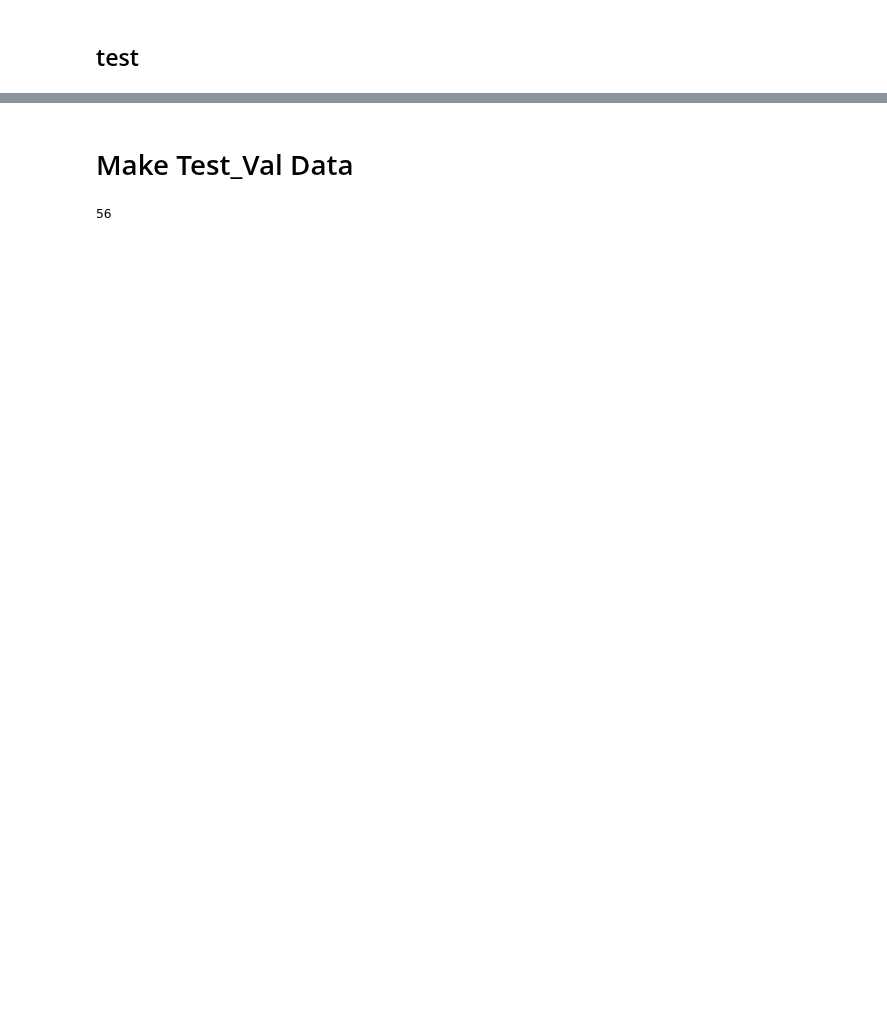
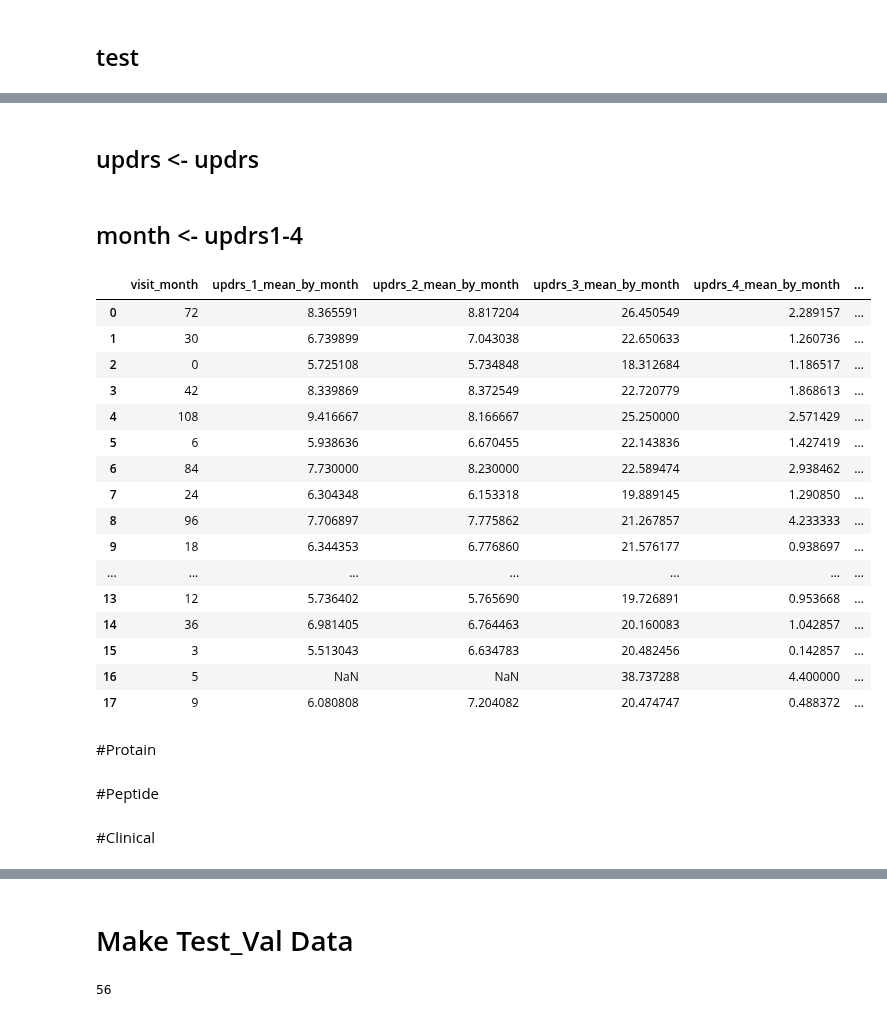
Before and after one commit to kunai-3txk/Compe_tonyobyo, a Jupyter notebook: AMP_fit.ipynb, the cells around one changed output, grey strips where cells are left out. Cells and saved outputs as stored; diff of their text form; code cells hidden in the pictures; blank space fills up the shorter version.

```diff
--- a/AMP_fit.ipynb
+++ b/AMP_fit.ipynb
@@ -164,0 +200,5 @@ print('Clinical shape:',test.shape)
+# %%
+train_clinical_te = train_clinical.copy()
+train_peptides_te = train_peptides.copy()
+train_proteins_te = train_proteins.copy()
+supplemental_te = supplemental_clinical.copy()
@@ -164,0 +297,58 @@ print('Clinical shape:',test.shape)
+# %% [markdown]
+## updrs <- updrs
+# %%
+train_clinical_te
+supplemental_te
+
+train_clisup_ = pd.concat([train_clinical_te,supplemental_te])
+train_clisup = train_clisup_[['updrs_1','updrs_2','updrs_3','updrs_4']]
+
+for i in range(4) :
+  train_clisup_tmp = pl.DataFrame(train_clisup).groupby(['updrs_{0}'.format(i+1)]).agg(
+    [
+        pl.mean("*").suffix("_mean_by_"+'updrs_{0}'.format(i+1)),
+        #pl.std("*").suffix("_std_by_Pep"),
+        pl.median("*").suffix("_median_by_"+'updrs_{0}'.format(i+1)),
+        #pl.max("*").suffix("_max_by_Pep"),
+        pl.min("*").suffix("_min_by_"+'updrs_{0}'.format(i+1)),
+    ]
+  ).to_pandas()
+  locals()["te_updrs_{0}".format(i+1)] = train_clisup_tmp
+
+te_updrs_1.to_csv(paths.OUTPUT+'/train_te_updrs_1.csv',index=False)
+te_updrs_2.to_csv(paths.OUTPUT+'/train_te_updrs_2.csv',index=False)
+te_updrs_3.to_csv(paths.OUTPUT+'/train_te_updrs_3.csv',index=False)
+te_updrs_4.to_csv(paths.OUTPUT+'/train_te_updrs_4.csv',index=False)
+# %% [markdown]
+## month <- updrs1-4
+# %%
+train_clisup = train_clisup_[['visit_month','updrs_1','updrs_2','updrs_3','updrs_4']]
+
+train_te_month_agg = pl.DataFrame(train_clisup).groupby(['visit_month']).agg(
+    [
+        pl.mean("*").suffix("_mean_by_month"),
+        pl.std("*").suffix("_std_by_month"),
+        pl.median("*").suffix("_median_by_month"),
+        #pl.min("*").suffix("_min_by_Uni"),
+    ]
+).to_pandas()
+# %% [output]
+|  | visit_month | updrs_1_mean_by_month | updrs_2_mean_by_month | updrs_3_mean_by_month | updrs_4_mean_by_month | ... |
+| 0 | 72 | 8.365591 | 8.817204 | 26.450549 | 2.289157 | ... |
+| 1 | 30 | 6.739899 | 7.043038 | 22.650633 | 1.260736 | ... |
+| 2 | 0 | 5.725108 | 5.734848 | 18.312684 | 1.186517 | ... |
+| 3 | 42 | 8.339869 | 8.372549 | 22.720779 | 1.868613 | ... |
+| 4 | 108 | 9.416667 | 8.166667 | 25.250000 | 2.571429 | ... |
+| 5 | 6 | 5.938636 | 6.670455 | 22.143836 | 1.427419 | ... |
+| 6 | 84 | 7.730000 | 8.230000 | 22.589474 | 2.938462 | ... |
+| 7 | 24 | 6.304348 | 6.153318 | 19.889145 | 1.290850 | ... |
+| 8 | 96 | 7.706897 | 7.775862 | 21.267857 | 4.233333 | ... |
+| 9 | 18 | 6.344353 | 6.776860 | 21.576177 | 0.938697 | ... |
+| ... | ... | ... | ... | ... | ... | ... |
+| 13 | 12 | 5.736402 | 5.765690 | 19.726891 | 0.953668 | ... |
+| 14 | 36 | 6.981405 | 6.764463 | 20.160083 | 1.042857 | ... |
+| 15 | 3 | 5.513043 | 6.634783 | 20.482456 | 0.142857 | ... |
+| 16 | 5 | NaN | NaN | 38.737288 | 4.400000 | ... |
+| 17 | 9 | 6.080808 | 7.204082 | 20.474747 | 0.488372 | ... |
+# %% [markdown]
+#Protain
@@ -164,0 +385,2 @@ print('Clinical shape:',test.shape)
+# %% [markdown]
+#Peptide
@@ -164,0 +413,2 @@ print('Clinical shape:',test.shape)
+# %% [markdown]
+#Clinical
```
Also changed, not shown: parts of 36 cells of this notebook.
